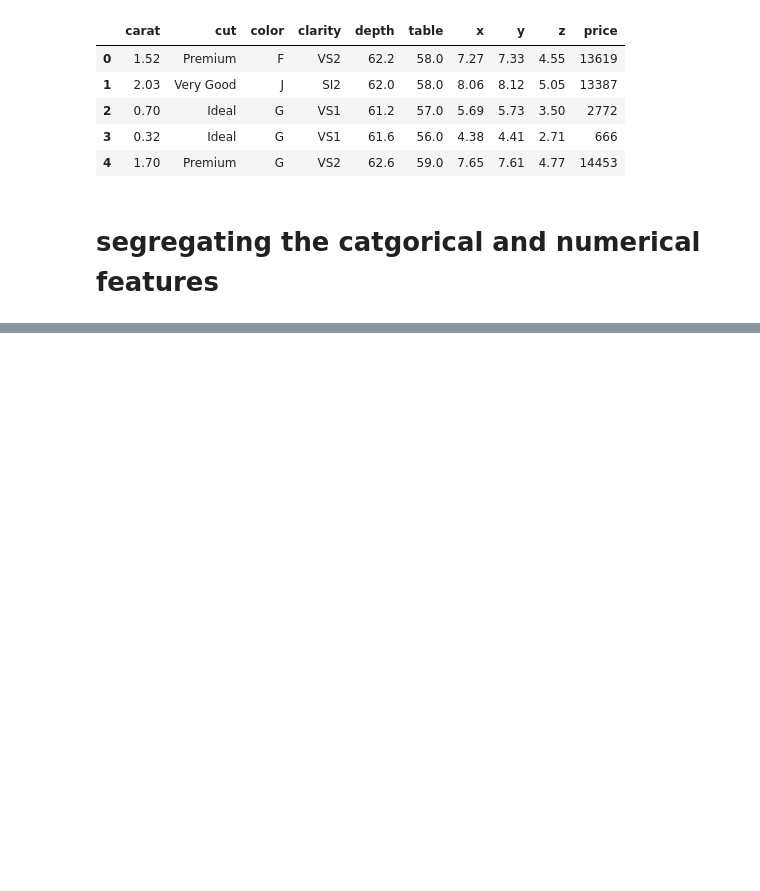
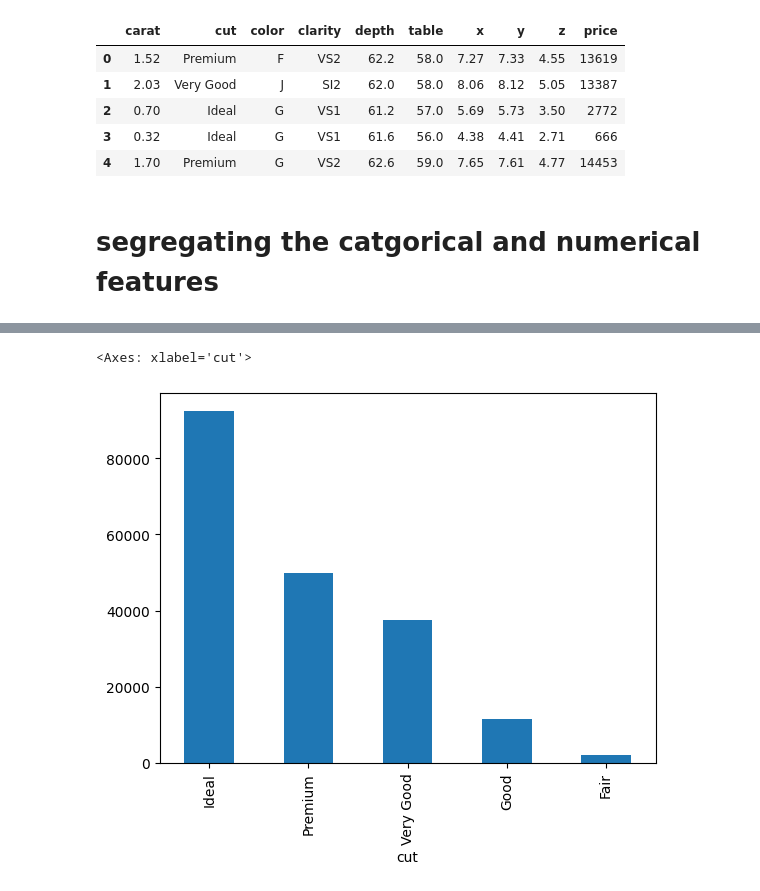
Before and after one commit to Basit715/E_to_E_project, a Jupyter notebook: notebooks/research.ipynb, the cells around one changed output, grey strips where cells are left out. Drawn from its saved outputs; the diff is of its cells as text; code cells hidden in the pictures; blank space fills up the shorter version.

```diff
--- a/notebooks/research.ipynb
+++ b/notebooks/research.ipynb
@@ -83,0 +113,5 @@ num_columns = data.columns[data.dtypes!="object"]
+# %%
+cat_data['cut'].value_counts().plot(kind='bar')
+# %% [output]
+<Axes: xlabel='cut'>
+[figure, added]
```
Also changed, not shown: parts of 16 cells of this notebook.
